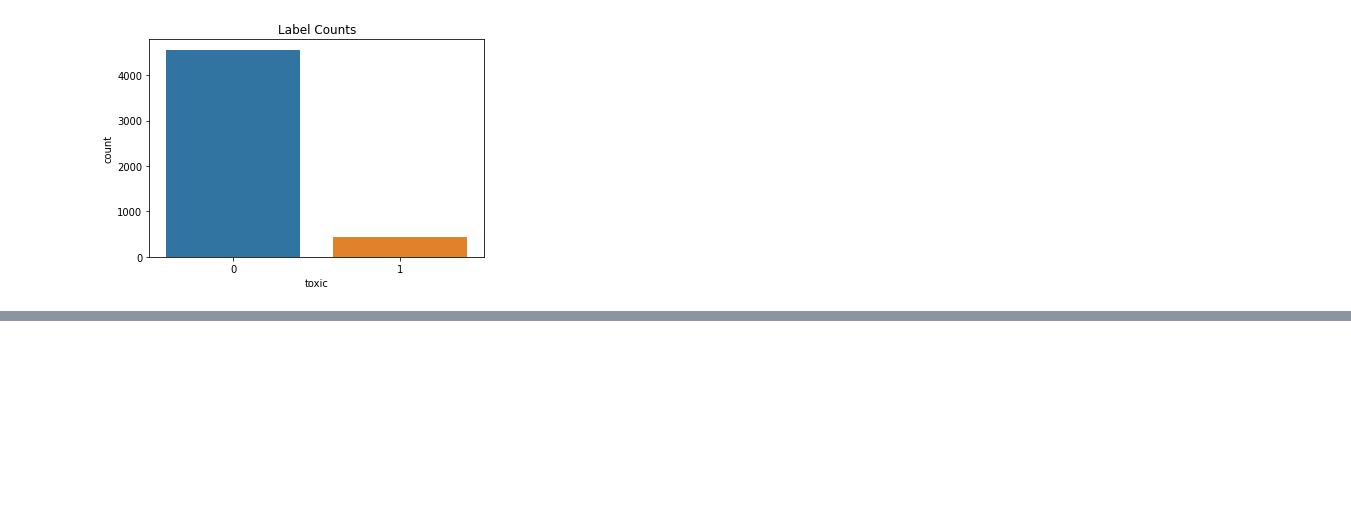
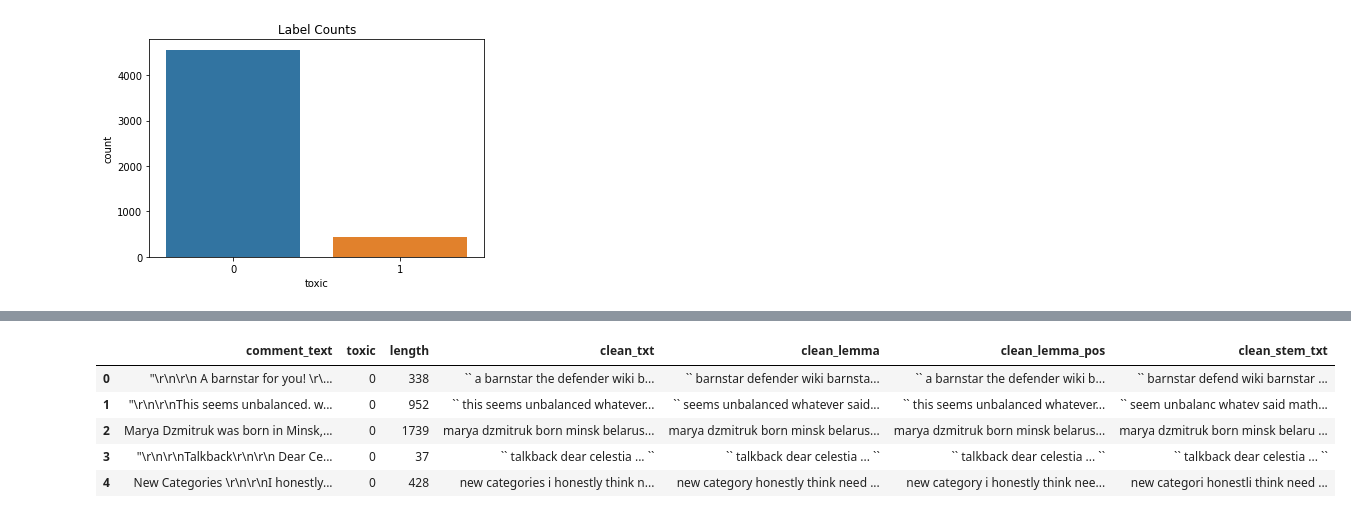
Before and after one commit to sayarsamanta/Data-Science-Projects, a Jupyter notebook: Wikipedia Toxicity/wikipedia_toxic_comments.ipynb, the cells around one changed output, grey strips where cells are left out. Cells and saved outputs as stored; diff of their text form; code cells hidden in the pictures; blank space fills up the shorter version.

```diff
--- a/Wikipedia Toxicity/wikipedia_toxic_comments.ipynb
+++ b/Wikipedia Toxicity/wikipedia_toxic_comments.ipynb
@@ -317,0 +305,35 @@ def graph(word_frequency, sent):
+# %%
+# function to convert nltk tag to wordnet tag
+def nltk_tag_to_wordnet_tag(nltk_tag):
+
+    if nltk_tag.startswith('N'):
+        return wordnet.NOUN
+    else:
+        return None
+
+def lemmatize_sentence(sentence):
+    #tokenize the sentence and find the POS tag for each token
+    nltk_tagged = nltk.pos_tag(nltk.word_tokenize(sentence))
+#     print(list(nltk_tagged))
+
+    #tuple of (token, wordnet_tag)
+    wordnet_tagged = map(lambda x: (x[0], nltk_tag_to_wordnet_tag(x[1])), nltk_tagged)
+
+
+    lemmatized_sentence = []
+
+    for word, tag in wordnet_tagged:
+        if tag is None:
+            #if there is no available tag, append the token as is
+            lemmatized_sentence.append(word)
+#             print('IN CASE OF NONE: ', lemmatized_sentence)
+
+        else:
+            #else use the tag to lemmatize the token
+            lemmatized_sentence.append(lemmatizer.lemmatize(word, tag))
+#             print('IN CASE OF ELSE : ',lemmatized_sentence)
+
+
+    return " ".join(lemmatized_sentence)
+
+# print(lemmatize_sentence(" i have been working on my skills ")) #I be love it
@@ -317,0 +344,9 @@ def graph(word_frequency, sent):
+# %%
+df.head()
+# %% [output]
+|  | comment_text | toxic | length | clean_txt | clean_lemma | clean_lemma_pos | clean_stem_txt |
+| 0 | "\r\n\r\n A barnstar for you! \r\... | 0 | 338 | `` a barnstar the defender wiki b... | `` barnstar defender wiki barnsta... | `` a barnstar the defender wiki b... | `` barnstar defend wiki barnstar ... |
+| 1 | "\r\n\r\nThis seems unbalanced. w... | 0 | 952 | `` this seems unbalanced whatever... | `` seems unbalanced whatever said... | `` this seems unbalanced whatever... | `` seem unbalanc whatev said math... |
+| 2 | Marya Dzmitruk was born in Minsk,... | 0 | 1739 | marya dzmitruk born minsk belarus... | marya dzmitruk born minsk belarus... | marya dzmitruk born minsk belarus... | marya dzmitruk born minsk belaru ... |
+| 3 | "\r\n\r\nTalkback\r\n\r\n Dear Ce... | 0 | 37 | `` talkback dear celestia ... `` | `` talkback dear celestia ... `` | `` talkback dear celestia ... `` | `` talkback dear celestia ... `` |
+| 4 | New Categories \r\n\r\nI honestly... | 0 | 428 | new categories i honestly think n... | new category honestly think need ... | new category i honestly think nee... | new categori honestli think need ... |
```
Also changed, not shown: parts of 21 cells of this notebook, 1 other file.
